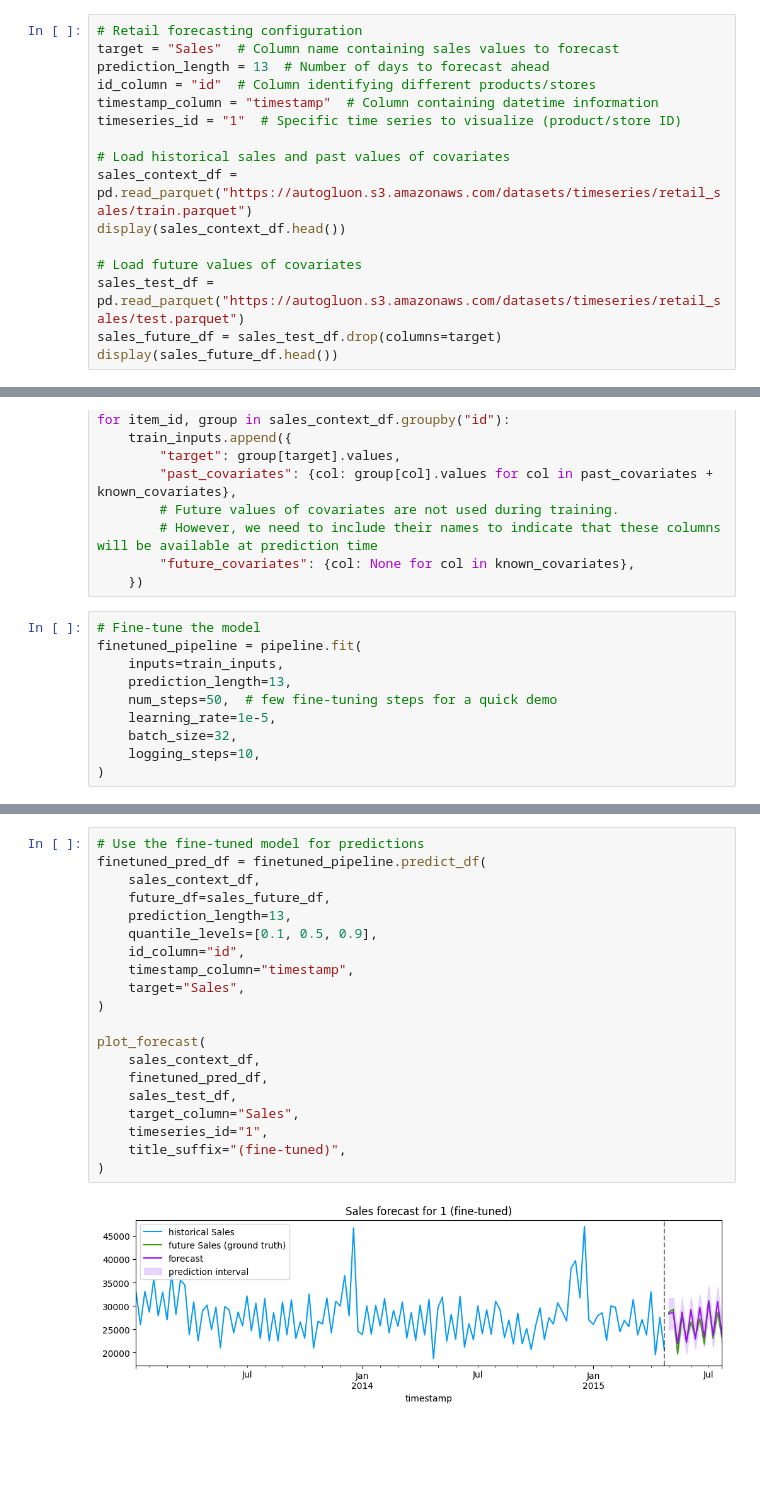
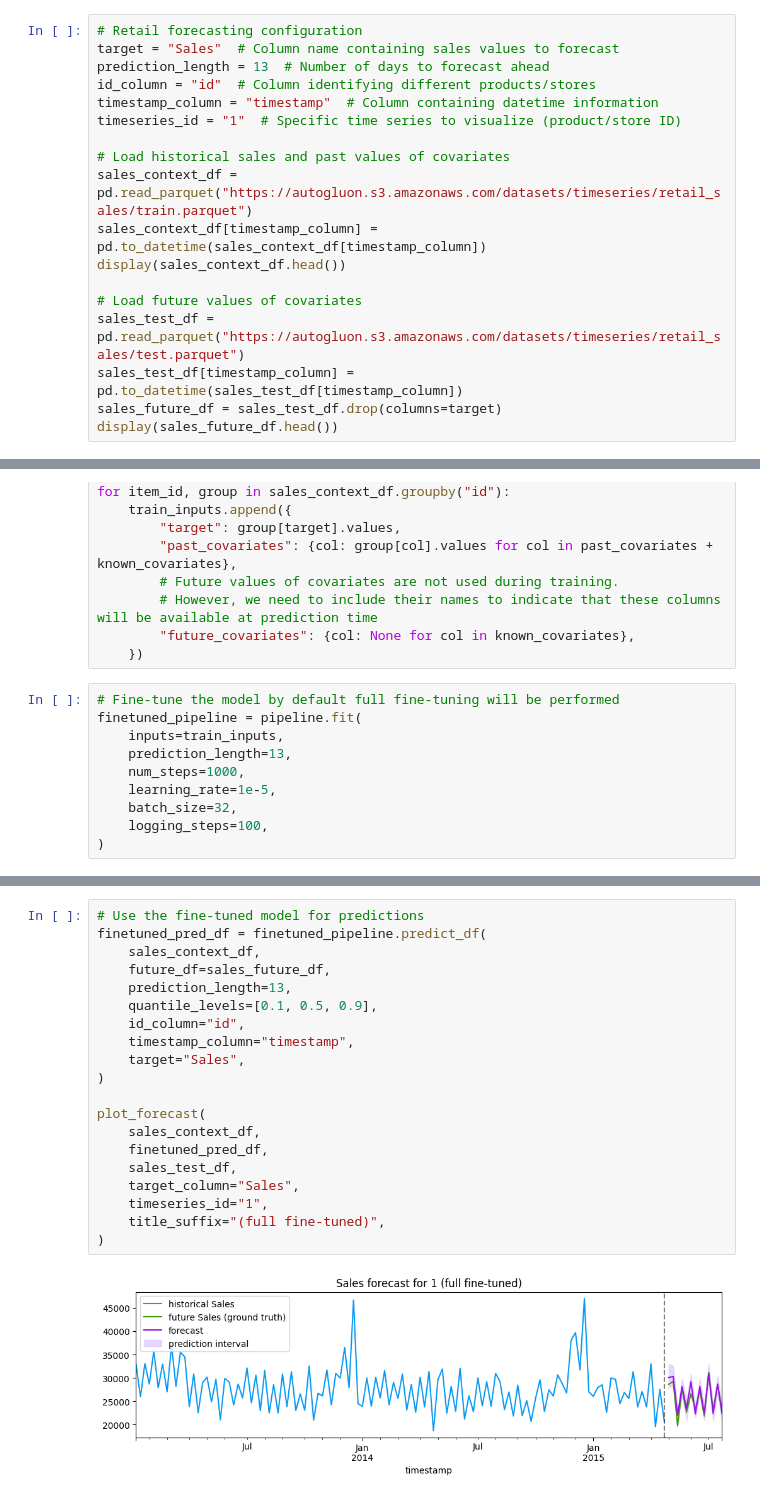
Before and after one commit to amazon-science/chronos-forecasting, a Jupyter notebook: notebooks/chronos-2-quickstart.ipynb, the cells around one changed output, grey strips where cells are left out. Drawn from its saved outputs; the diff is of its cells as text; blank space fills up the shorter version.

Commit message:
Chronos-2: Update quick start notebook with LoRA example

```diff
--- a/notebooks/chronos-2-quickstart.ipynb
+++ b/notebooks/chronos-2-quickstart.ipynb
@@ -232,10 +234,12 @@ timeseries_id = "1"  # Specific time series to visualize (product/store ID)
 
 # Load historical sales and past values of covariates
 sales_context_df = pd.read_parquet("https://autogluon.s3.amazonaws.com/datasets/timeseries/retail_sales/train.parquet")
+sales_context_df[timestamp_column] = pd.to_datetime(sales_context_df[timestamp_column])
 display(sales_context_df.head())
 
 # Load future values of covariates
 sales_test_df = pd.read_parquet("https://autogluon.s3.amazonaws.com/datasets/timeseries/retail_sales/test.parquet")
+sales_test_df[timestamp_column] = pd.to_datetime(sales_test_df[timestamp_column])
 sales_future_df = sales_test_df.drop(columns=target)
 display(sales_future_df.head())
 # %% [output]
@@ -437,14 +455,14 @@ for item_id, group in sales_context_df.groupby("id"):
         "future_covariates": {col: None for col in known_covariates},
     })
 # %%
-# Fine-tune the model
+# Fine-tune the model by default full fine-tuning will be performed
 finetuned_pipeline = pipeline.fit(
     inputs=train_inputs,
     prediction_length=13,
-    num_steps=50,  # few fine-tuning steps for a quick demo
+    num_steps=1000,
     learning_rate=1e-5,
     batch_size=32,
-    logging_steps=10,
+    logging_steps=100,
 )
 # %% [output]
 Could not estimate the number of tokens of the input, floating-point operations will not be computed
@@ -458,22 +481,22 @@ Could not estimate the number of tokens of the input, floating-point operations
 # %%
 # Use the fine-tuned model for predictions
 finetuned_pred_df = finetuned_pipeline.predict_df(
     sales_context_df,
     future_df=sales_future_df,
     prediction_length=13,
     quantile_levels=[0.1, 0.5, 0.9],
     id_column="id",
     timestamp_column="timestamp",
     target="Sales",
 )
 
 plot_forecast(
     sales_context_df,
     finetuned_pred_df,
     sales_test_df,
     target_column="Sales",
     timeseries_id="1",
-    title_suffix="(fine-tuned)",
+    title_suffix="(full fine-tuned)",
 )
 # %% [output]
-[figure, old version]
+[figure, new version]
```
Also changed, not shown: parts of 10 cells of this notebook.
